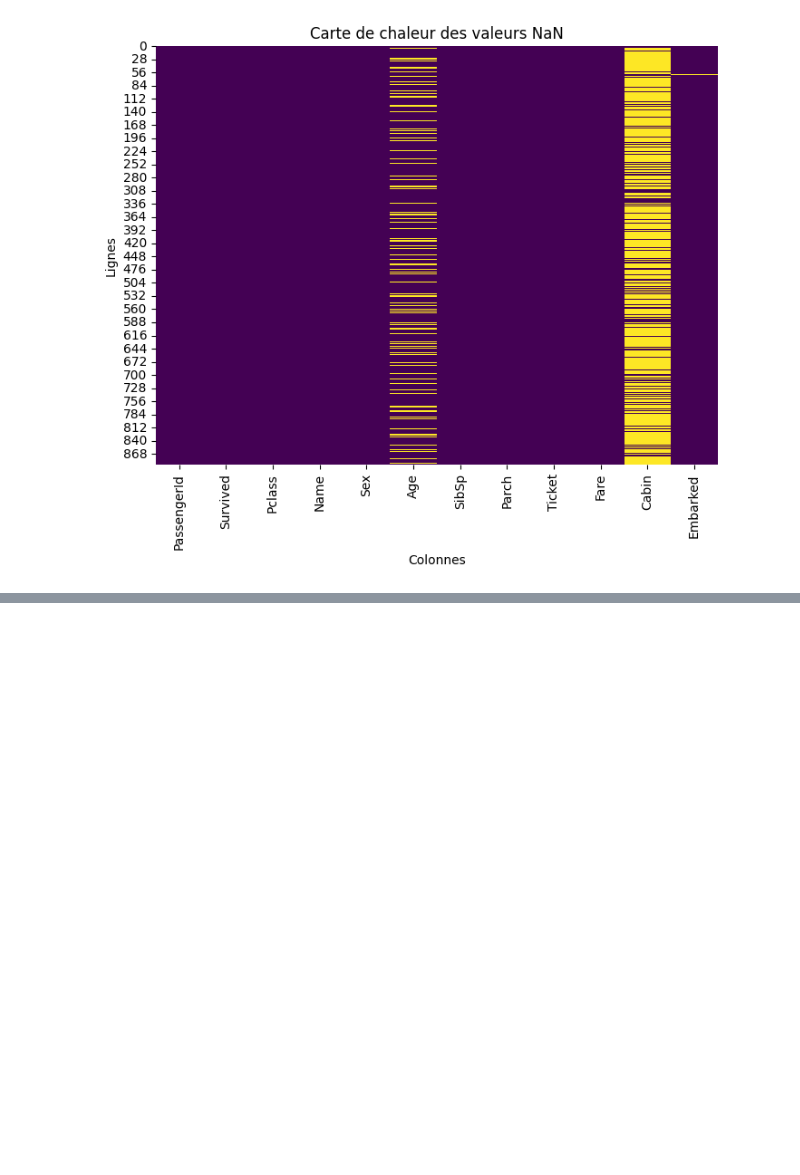
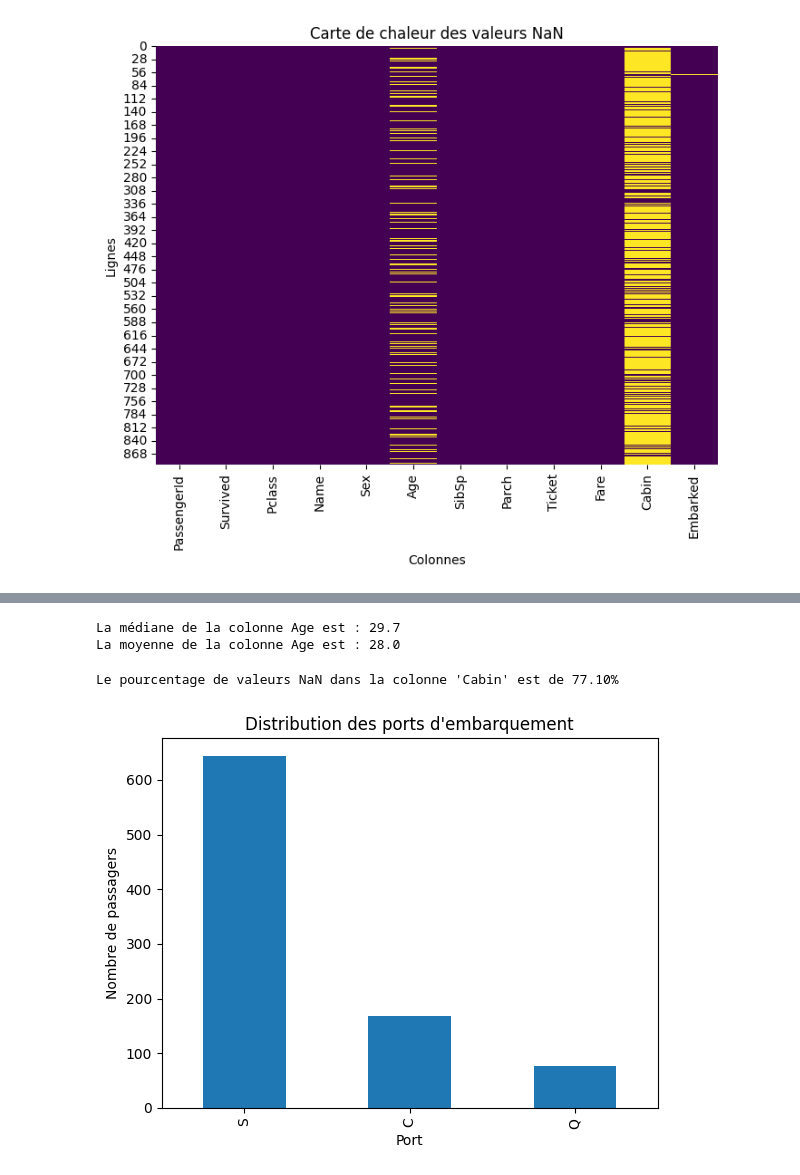
Before and after one commit to gaesty/MachineLearning, a Jupyter notebook: titanic.ipynb, the cells around one changed output, grey strips where cells are left out. Saved outputs shown, nothing was run; the diff lists cells and outputs as text; code cells hidden in the pictures; blank space fills up the shorter version.

```diff
--- a/titanic.ipynb
+++ b/titanic.ipynb
@@ -36,0 +54,21 @@ plt.show()
+# %%
+#print the median and the mean of the age column
+print(f"La médiane de la colonne Age est : {df['Age'].mean():.1f}")
+print(f"La moyenne de la colonne Age est : {df['Age'].median():.1f}")
+# %% [output]
+La médiane de la colonne Age est : 29.7
+La moyenne de la colonne Age est : 28.0
+# %%
+percentage_nan_cabin = df['Cabin'].isnull().mean() * 100
+print(f"Le pourcentage de valeurs NaN dans la colonne 'Cabin' est de {percentage_nan_cabin:.2f}%")
+# %% [output]
+Le pourcentage de valeurs NaN dans la colonne 'Cabin' est de 77.10%
+# %%
+df['Embarked'].value_counts().plot(kind='bar')
+plt.title('Distribution des ports d\'embarquement')
+plt.xlabel('Port')
+plt.ylabel('Nombre de passagers')
+plt.savefig("./images/portsEmbarquements.png")
+plt.show()
+# %% [output]
+[figure, added]
```
Also changed, not shown: parts of 14 cells of this notebook.
